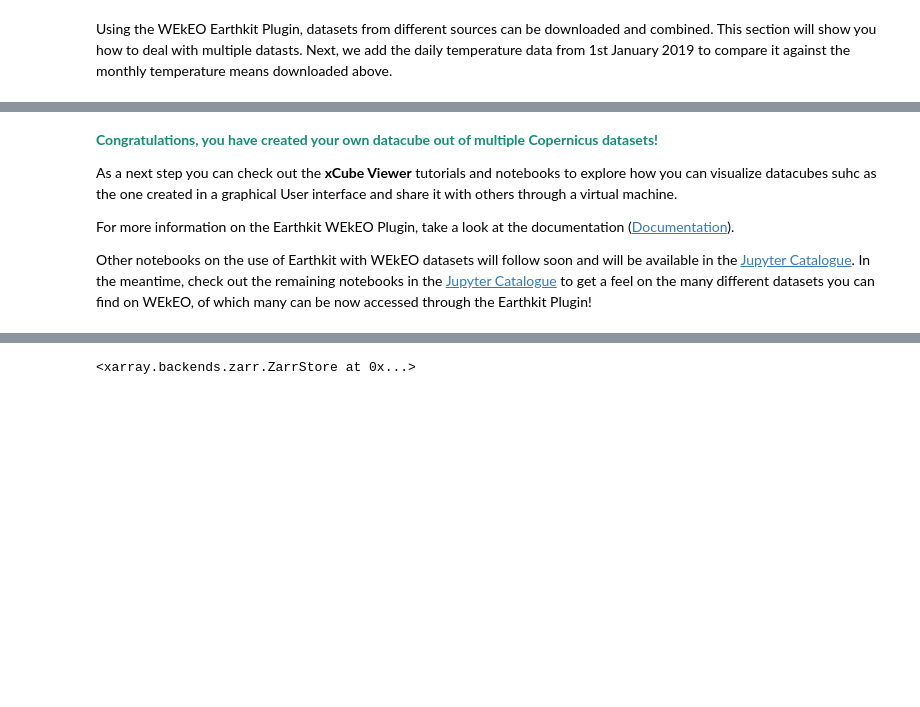
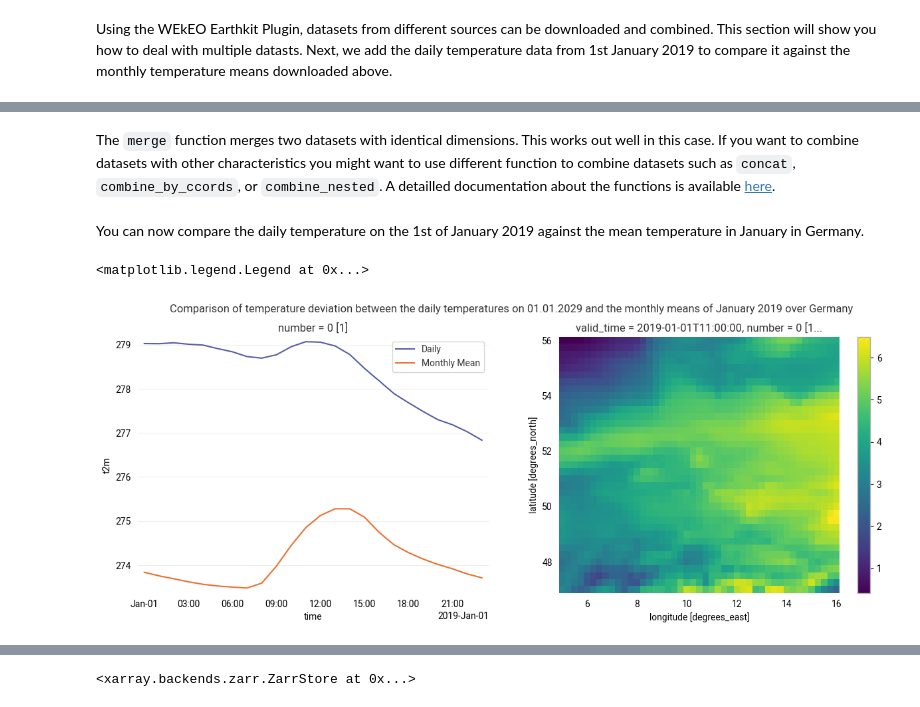
Before and after one commit to wekeo/wekeo4data, a Jupyter notebook: wekeo-earthkit/01_WEkEOEarthkit_Introduction.ipynb, the cells around one changed output, grey strips where cells are left out. Cells and saved outputs as stored; diff of their text form; code cells hidden in the pictures; blank space fills up the shorter version.

Commit message:
fixed notebook formatting issues

```diff
--- a/wekeo-earthkit/01_WEkEOEarthkit_Introduction.ipynb
+++ b/wekeo-earthkit/01_WEkEOEarthkit_Introduction.ipynb
@@ -252,0 +252,2 @@ Looking at the variable names, the monthly and daily dataset have the same name
+# %%
+t_daily= ds_day.to_xarray()
@@ -305,8 +314,22 @@ t_europe.to_zarr("temp_europe_daily_monthly_201901.zarr")
-# %% [markdown]
-<font color="#138D75">**Congratulations, you have created your own datacube out of multiple Copernicus datasets!**</font>
-
-As a next step you can check out the **xCube Viewer** tutorials and notebooks to explore how you can visualize datacubes suhc as the one created in a graphical User interface and share it with others through a virtual machine.
-
-For more information on the Earthkit WEkEO Plugin, take a look at the documentation (<a href="https://earthkit-data.readthedocs.io/en/latest/examples/wekeo.html#" target="_blank">Documentation</a>).
-
-Other notebooks on the use of Earthkit with WEkEO datasets will follow soon and will be available in the <a href="https://notebooks.prod.wekeo2.eu/" target="_blank">Jupyter Catalogue</a>. In the meantime, check out the remaining notebooks in the <a href="https://notebooks.prod.wekeo2.eu/" target="_blank">Jupyter Catalogue</a> to get a feel on the many different datasets you can find on WEkEO, of which many can be now accessed through the Earthkit Plugin!
+# %% [markdown]
+The ``merge`` function merges two datasets with identical dimensions. This works out well in this case. If you want to combine datasets with other characteristics you might want to use different function to  combine datasets such as ``concat``, ``combine_by_ccords``, or ``combine_nested``. A detailled documentation about the functions is available <a href="https://docs.xarray.dev/en/stable/user-guide/combining.html" target="_blank">here</a>.
+# %%
+t = t_monthly.merge(t_daily)
+# %% [markdown]
+You can now compare the daily temperature on the 1st of January 2019 against the mean temperature in January in Germany.
+# %%
+import matplotlib.pyplot as plt
+
+fig, (ax1, ax2) = plt.subplots(1,2, figsize=(15, 5))
+fig.suptitle ("Comparison of temperature deviation between the daily temperatures on 01.01.2029 and the monthly means of January 2019 over Germany")
+
+
+t.t2m_daily.sel( latitude=slice( 56, 47), longitude = slice(5, 16)).mean(dim=["latitude", "longitude"]).plot.line(x="valid_time", label="Daily", ax=ax1)
+t.t2m.sel( latitude=slice( 56, 47), longitude = slice(5, 16)).mean(dim=["latitude", "longitude"]).plot.line(x="valid_time", label="Monthly Mean", ax=ax1)
+
+diff = t.sel( latitude=slice( 56, 47), longitude = slice(5, 16)).t2m_daily - t.t2m
+diff.isel(valid_time=11).plot(ax=ax2)
+ax1.legend()
+# %% [output]
+<matplotlib.legend.Legend at 0x...>
+[figure, added]
```
Also changed, not shown: parts of 36 cells of this notebook.
